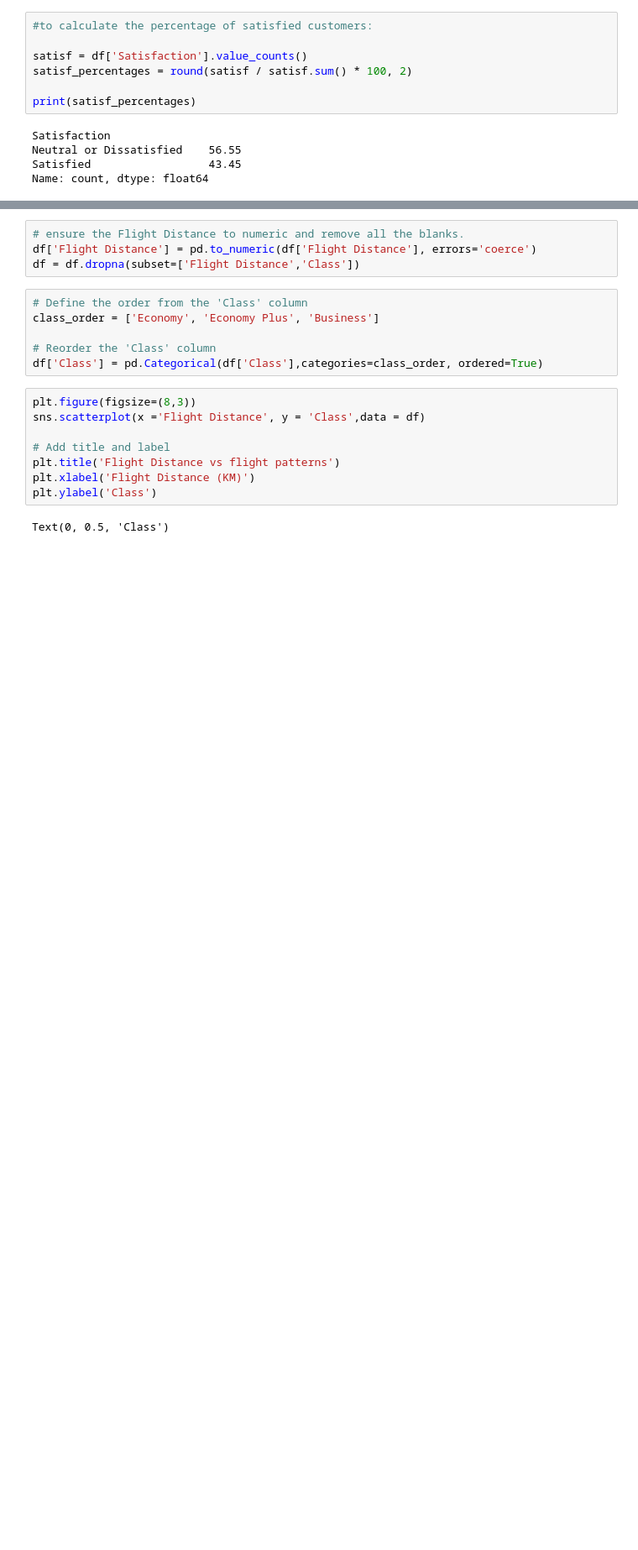
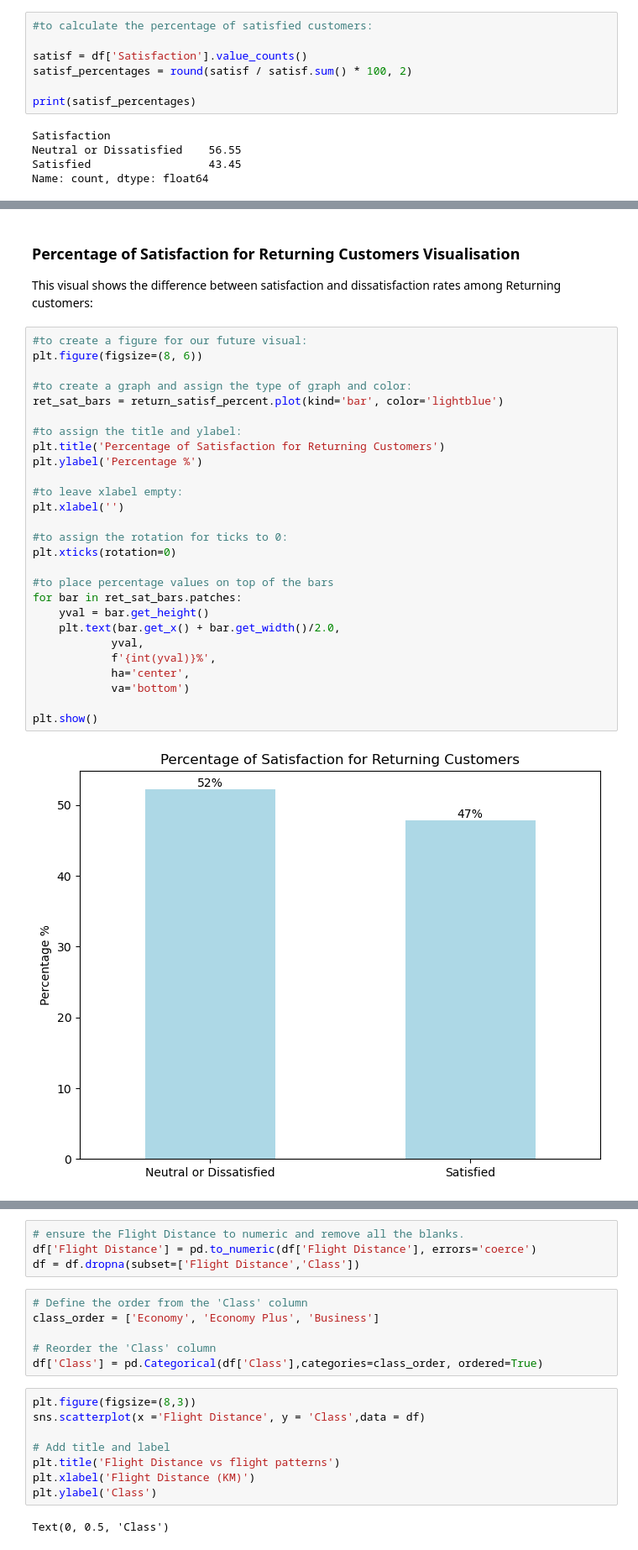
Before and after one commit to samamaryna/team_project, a Jupyter notebook: Project_2.ipynb, the cells around one changed output, grey strips where cells are left out. Shown at 84% size. Cells and saved outputs as stored; diff of their text form; blank space fills up the shorter version.

```diff
--- a/Project_2.ipynb
+++ b/Project_2.ipynb
@@ -127,0 +201,32 @@ import seaborn as sns
+# %% [markdown]
+### Percentage of Satisfaction for Returning Customers Visualisation
+This visual shows the difference between satisfaction and dissatisfaction rates among Returning customers:
+# %%
+#to create a figure for our future visual:
+plt.figure(figsize=(8, 6))
+
+#to create a graph and assign the type of graph and color:
+ret_sat_bars = return_satisf_percent.plot(kind='bar', color='lightblue')
+
+#to assign the title and ylabel:
+plt.title('Percentage of Satisfaction for Returning Customers')
+plt.ylabel('Percentage %')
+
+#to leave xlabel empty:
+plt.xlabel('')
+
+#to assign the rotation for ticks to 0:
+plt.xticks(rotation=0)
+
+#to place percentage values on top of the bars
+for bar in ret_sat_bars.patches:
+    yval = bar.get_height()
+    plt.text(bar.get_x() + bar.get_width()/2.0,
+            yval,
+            f'{int(yval)}%',
+            ha='center',
+            va='bottom')
+
+plt.show()
+# %% [output]
+[figure, added]
```
Also changed, not shown: parts of 24 cells of this notebook.
